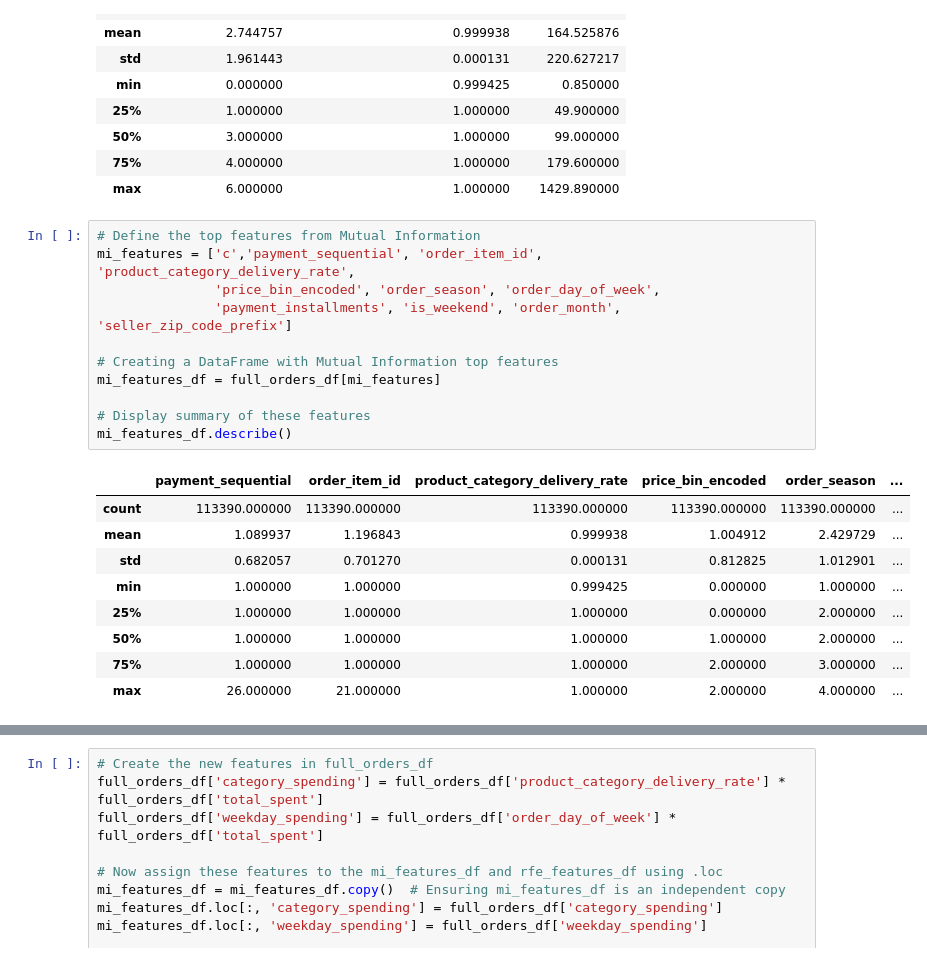
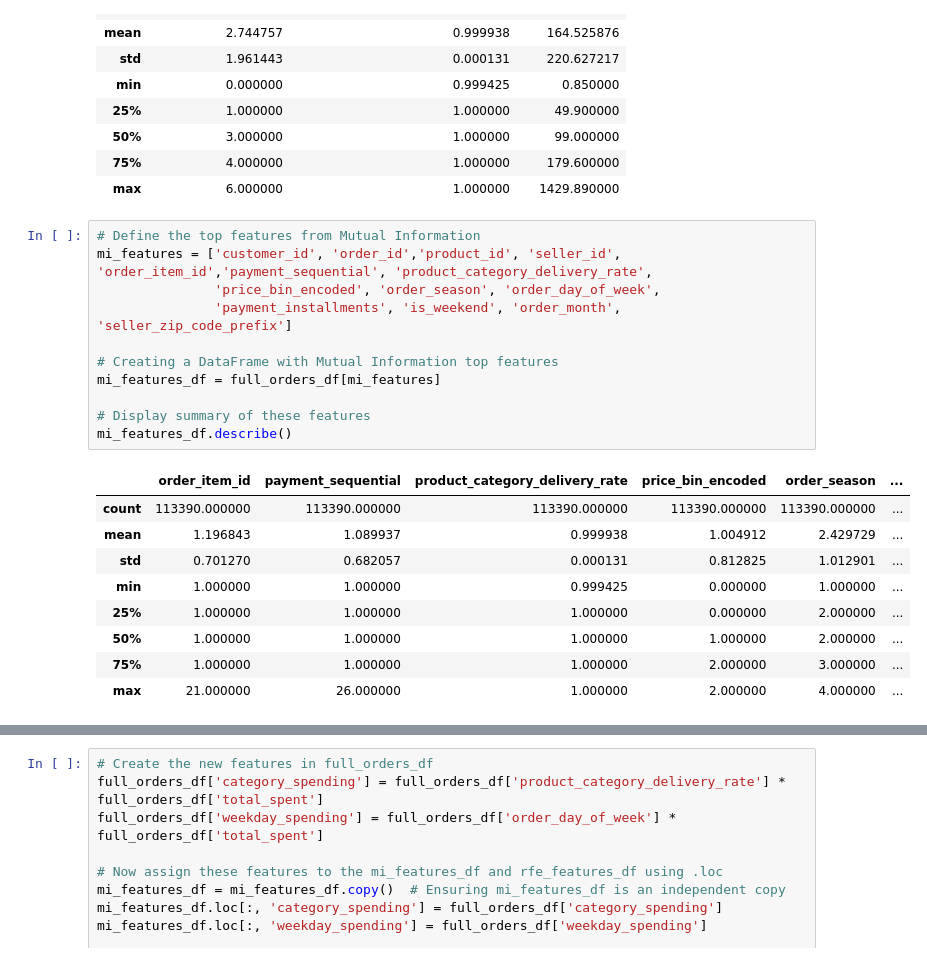
Before and after one commit to Mohit-Singh-261097/Customer-Segmentation-Analysis-Brazillian_E-commercence_Dataset-, a Jupyter notebook: notebooks/Customer_Segmentation.ipynb, the cells around one changed output, grey strips where cells are left out. Drawn from its saved outputs; the diff is of its cells as text.

```diff
--- a/notebooks/Customer_Segmentation.ipynb
+++ b/notebooks/Customer_Segmentation.ipynb
@@ -1971,24 +1971,24 @@ common_features_df.describe()
 | max | 6.000000 | 1.000000 | 1429.890000 |
 # %%
 # Define the top features from Mutual Information
-mi_features = ['c','payment_sequential', 'order_item_id', 'product_category_delivery_rate',
+mi_features = ['customer_id', 'order_id','product_id', 'seller_id', 'order_item_id','payment_sequential', 'product_category_delivery_rate',
                'price_bin_encoded', 'order_season', 'order_day_of_week',
                'payment_installments', 'is_weekend', 'order_month', 'seller_zip_code_prefix']
 
 # Creating a DataFrame with Mutual Information top features
 mi_features_df = full_orders_df[mi_features]
 
 # Display summary of these features
 mi_features_df.describe()
 # %% [output]
-|  | payment_sequential | order_item_id | product_category_delivery_rate | price_bin_encoded | order_season | ... |
+|  | order_item_id | payment_sequential | product_category_delivery_rate | price_bin_encoded | order_season | ... |
 | count | 113390.000000 | 113390.000000 | 113390.000000 | 113390.000000 | 113390.000000 | ... |
-| mean | 1.089937 | 1.196843 | 0.999938 | 1.004912 | 2.429729 | ... |
-| std | 0.682057 | 0.701270 | 0.000131 | 0.812825 | 1.012901 | ... |
+| mean | 1.196843 | 1.089937 | 0.999938 | 1.004912 | 2.429729 | ... |
+| std | 0.701270 | 0.682057 | 0.000131 | 0.812825 | 1.012901 | ... |
 | min | 1.000000 | 1.000000 | 0.999425 | 0.000000 | 1.000000 | ... |
 | 25% | 1.000000 | 1.000000 | 1.000000 | 0.000000 | 2.000000 | ... |
 | 50% | 1.000000 | 1.000000 | 1.000000 | 1.000000 | 2.000000 | ... |
 | 75% | 1.000000 | 1.000000 | 1.000000 | 2.000000 | 3.000000 | ... |
-| max | 26.000000 | 21.000000 | 1.000000 | 2.000000 | 4.000000 | ... |
+| max | 21.000000 | 26.000000 | 1.000000 | 2.000000 | 4.000000 | ... |
 # %%
 # Define the top features from RFE
```
Also changed, not shown: parts of 12 cells of this notebook.
